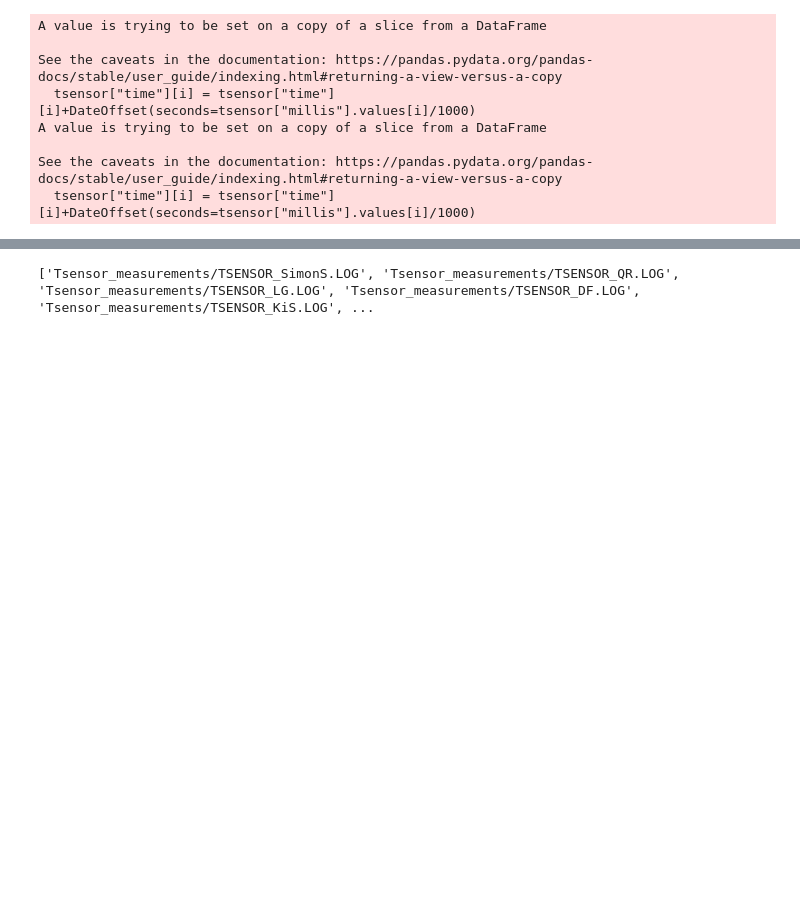
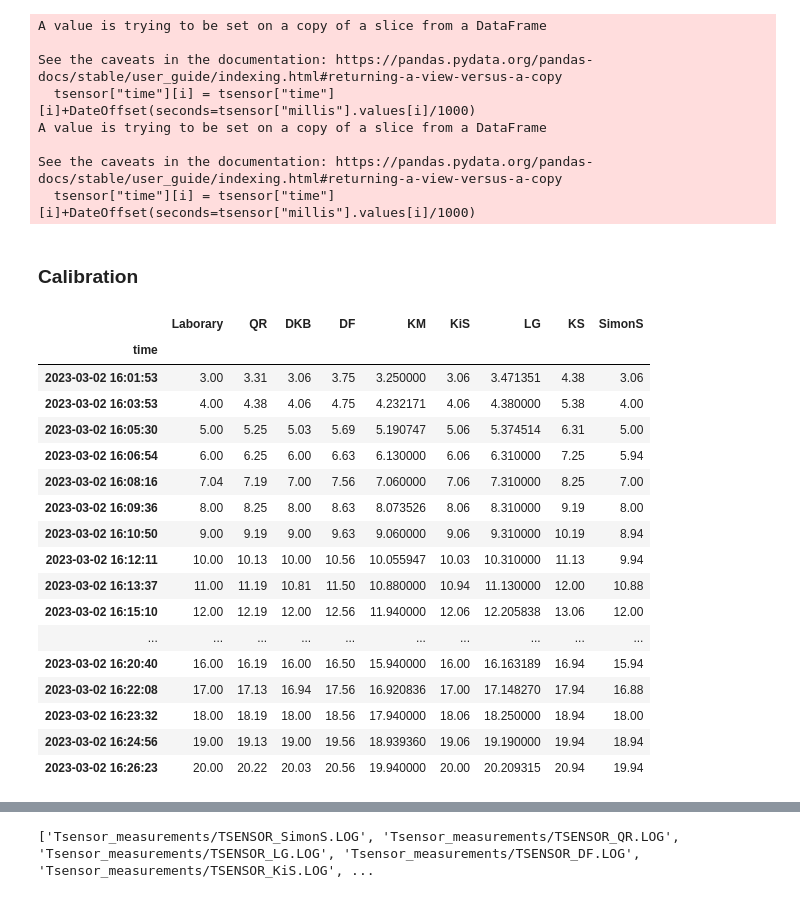
Before and after one commit to loanagr/Temperature_sensor, a Jupyter notebook: Evaluation_Tsensor_measurements.ipynb, the cells around one changed output, grey strips where cells are left out. Cells and saved outputs as stored; diff of their text form; code cells hidden in the pictures; blank space fills up the shorter version.

```diff
--- a/Evaluation_Tsensor_measurements.ipynb
+++ b/Evaluation_Tsensor_measurements.ipynb
@@ -69,3 +69,5 @@ A value is trying to be set on a copy of a slice from a DataFrame
 
 See the caveats in the documentation: https://pandas.pydata.org/pandas-docs/stable/user_guide/indexing.html#returning-a-view-versus-a-copy
   tsensor["time"][i] = tsensor["time"][i]+DateOffset(seconds=tsensor["millis"].values[i]/1000)
+# %% [markdown]
+### Calibration
@@ -71,0 +79,38 @@ See the caveats in the documentation: https://pandas.pydata.org/pandas-docs/stab
+# %%
+##load the files with the corrected timeaixs and create a dataframe interpolated time of correlation laboratory
+##measurement
+files = glob.glob(path_timeaxis+"*.LOG")
+
+df1 = calibration.copy()
+df1_1 = df1[['time','temperature']].rename(columns={"temperature": "Laborary"})
+df1_1['time'] = pd.to_datetime(df1["time"], utc=True).dt.tz_localize(None)
+df1 = df1_1.copy()
+
+for count, file in enumerate(files[:]):
+    name = file.split("/")[-1].split("_")[-1].split(".")[0]
+    df2 = pd.read_csv(file, sep=',', comment='#',names=["time","millis","sensorID","temperature"])
+    df2 = df2[["time","temperature"]].rename(columns={"temperature": name})
+    df2["time"] = pd.to_datetime(df2["time"], utc=True).dt.tz_localize(None)
+    df1_1 = pd.merge_ordered(df1_1, df2)
+
+df1_1.set_index(['time'], inplace = True)
+df1_1 = (df1_1.interpolate(method = "time")).reindex(df1.time)
+# %% [output]
+|  | Laborary | QR | DKB | DF | KM | KiS | LG | KS | SimonS |
+| time |  |  |  |  |  |  |  |  |  |
+| 2023-03-02 16:01:53 | 3.00 | 3.31 | 3.06 | 3.75 | 3.250000 | 3.06 | 3.471351 | 4.38 | 3.06 |
+| 2023-03-02 16:03:53 | 4.00 | 4.38 | 4.06 | 4.75 | 4.232171 | 4.06 | 4.380000 | 5.38 | 4.00 |
+| 2023-03-02 16:05:30 | 5.00 | 5.25 | 5.03 | 5.69 | 5.190747 | 5.06 | 5.374514 | 6.31 | 5.00 |
+| 2023-03-02 16:06:54 | 6.00 | 6.25 | 6.00 | 6.63 | 6.130000 | 6.06 | 6.310000 | 7.25 | 5.94 |
+| 2023-03-02 16:08:16 | 7.04 | 7.19 | 7.00 | 7.56 | 7.060000 | 7.06 | 7.310000 | 8.25 | 7.00 |
+| 2023-03-02 16:09:36 | 8.00 | 8.25 | 8.00 | 8.63 | 8.073526 | 8.06 | 8.310000 | 9.19 | 8.00 |
+| 2023-03-02 16:10:50 | 9.00 | 9.19 | 9.00 | 9.63 | 9.060000 | 9.06 | 9.310000 | 10.19 | 8.94 |
+| 2023-03-02 16:12:11 | 10.00 | 10.13 | 10.00 | 10.56 | 10.055947 | 10.03 | 10.310000 | 11.13 | 9.94 |
+| 2023-03-02 16:13:37 | 11.00 | 11.19 | 10.81 | 11.50 | 10.880000 | 10.94 | 11.130000 | 12.00 | 10.88 |
+| 2023-03-02 16:15:10 | 12.00 | 12.19 | 12.00 | 12.56 | 11.940000 | 12.06 | 12.205838 | 13.06 | 12.00 |
+| ... | ... | ... | ... | ... | ... | ... | ... | ... | ... |
+| 2023-03-02 16:20:40 | 16.00 | 16.19 | 16.00 | 16.50 | 15.940000 | 16.00 | 16.163189 | 16.94 | 15.94 |
+| 2023-03-02 16:22:08 | 17.00 | 17.13 | 16.94 | 17.56 | 16.920836 | 17.00 | 17.148270 | 17.94 | 16.88 |
+| 2023-03-02 16:23:32 | 18.00 | 18.19 | 18.00 | 18.56 | 17.940000 | 18.06 | 18.250000 | 18.94 | 18.00 |
+| 2023-03-02 16:24:56 | 19.00 | 19.13 | 19.00 | 19.56 | 18.939360 | 19.06 | 19.190000 | 19.94 | 18.94 |
+| 2023-03-02 16:26:23 | 20.00 | 20.22 | 20.03 | 20.56 | 19.940000 | 20.00 | 20.209315 | 20.94 | 19.94 |
```
Also changed, not shown: parts of 5 cells of this notebook, 8 other files.
